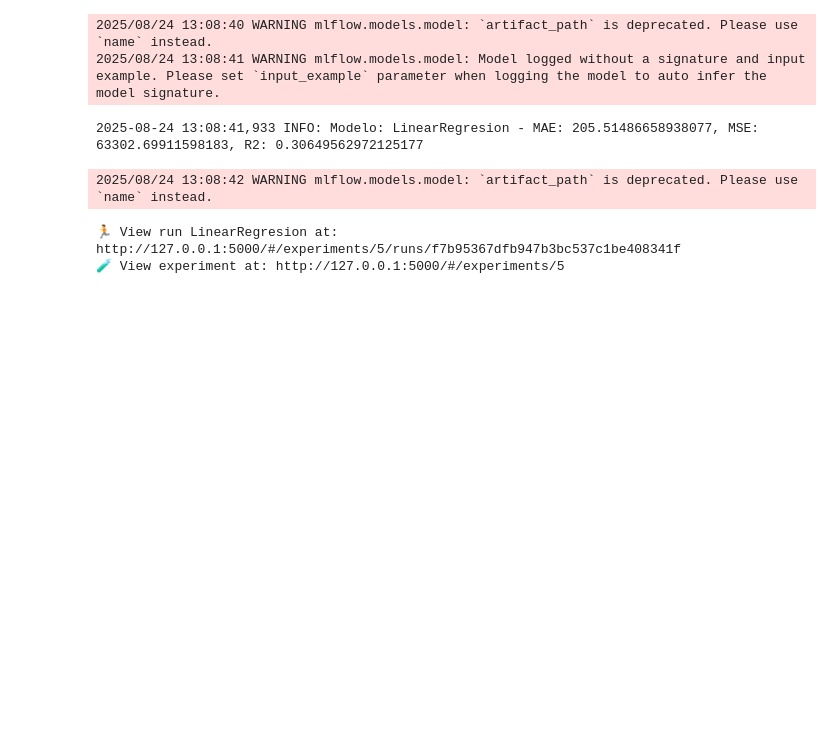
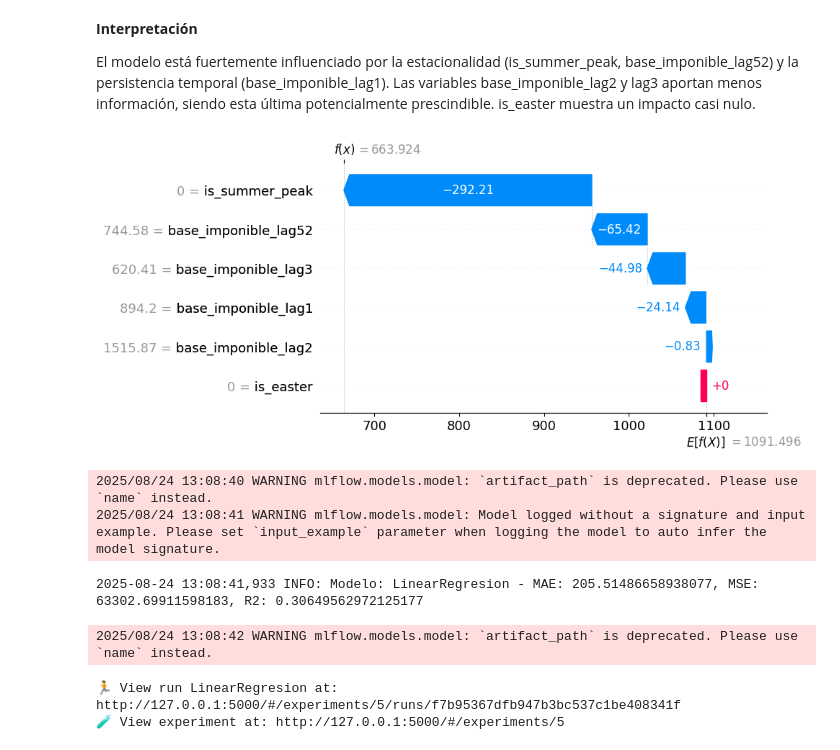
Before and after one commit to joquifer2/mlops_fleca_project, a Jupyter notebook: notebooks/14_1_training_pipeline_MLFlow.ipynb, the cells around one changed output. Cells and saved outputs as stored; diff of their text form; code cells hidden in the pictures; blank space fills up the shorter version.

```diff
--- a/notebooks/14_1_training_pipeline_MLFlow.ipynb
+++ b/notebooks/14_1_training_pipeline_MLFlow.ipynb
@@ -253,3 +278,11 @@ R2: 0.4041277259384527
+# %% [markdown]
+**Interpretación**
+
+El modelo está fuertemente influenciado por la estacionalidad (is_summer_peak, base_imponible_lag52) y la persistencia temporal (base_imponible_lag1). Las variables base_imponible_lag2 y lag3 aportan menos información, siendo esta última potencialmente prescindible. is_easter muestra un impacto casi nulo.
+# %%
+shap.plots.waterfall(shap_values[0])
+# %% [output]
+[figure, added]
 # %%
 # Definimos los modelos a entrenar
 
```
Also changed, not shown: parts of 10 cells of this notebook.
